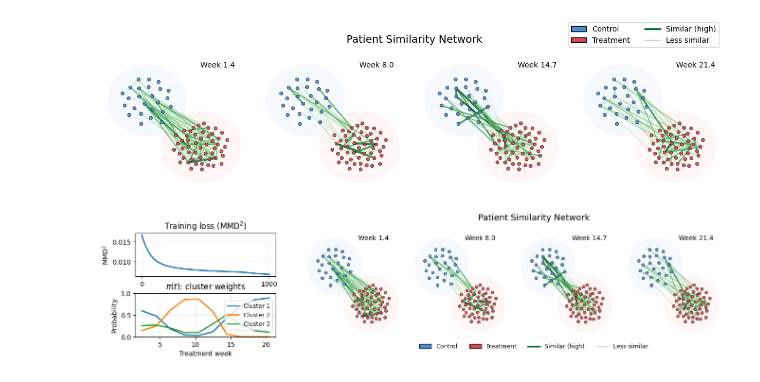
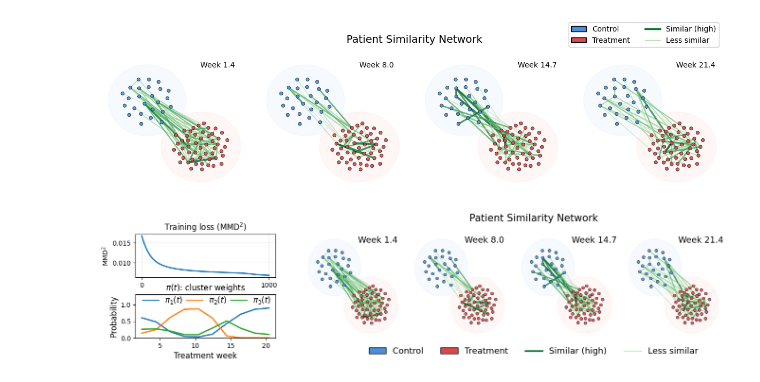
Before and after one commit to dani2442/rkhs-mixture-models, a Jupyter notebook: examples/patient_correlation_network.ipynb, the cells around one changed output. Cells and saved outputs as stored; diff of their text form; code cells hidden in the pictures.

```diff
--- a/examples/patient_correlation_network.ipynb
+++ b/examples/patient_correlation_network.ipynb
@@ -571,13 +571,20 @@ ax_loss.grid(alpha=0.3)
 
 ax_pi = fig.add_subplot(outer[1, 0])
 for k in range(K):
-    ax_pi.plot(t_axis, pi_t_np[:, k], lw=2, label=f"Cluster {k+1}")
+    ax_pi.plot(t_axis, pi_t_np[:, k], lw=2, label=f"$\\pi_{{{k+1}}}(t)$")
 ax_pi.set_title(r"$\pi(t)$: cluster weights")
-ax_pi.set_xlabel(t_label)
-ax_pi.set_ylabel("Probability")
-ax_pi.set_ylim(0, 1)
-ax_pi.grid(alpha=0.3)
-ax_pi.legend(fontsize=9)
+ax_pi.set_xlabel(t_label, fontsize=12)
+ax_pi.set_ylabel("Probability", fontsize=12)
+ax_pi.set_ylim(0, 1.3)
+ax_pi.grid(alpha=0.0)
+ax_pi.legend(
+    fontsize=12,
+    frameon=False,
+    ncols=3,
+    columnspacing=0.5,
+    loc="upper left",
+    bbox_to_anchor=(0.0, 1.15)                          # Increase 1.15 to move it higher
+)
 
 graph_gs = outer[:, 1].subgridspec(1, n_graph_times, wspace=0.08)
 graph_axes = [fig.add_subplot(graph_gs[0, i]) for i in range(n_graph_times)]
@@ -622,34 +629,34 @@ for ax, t_idx in zip(graph_axes, graph_indices):
         edgecolors="black",
         linewidths=0.5,
     )
     if edges:
         nx.draw_networkx_edges(
             G,
             pos,
             ax=ax,
             edgelist=edges,
             edge_color=edge_colors,
             width=edge_widths,
             alpha=0.7,
         )
 
     title = f"Week {t_day / 7:.1f}" if use_weeks else f"Day {t_day:.0f}"
-    ax.text(0.55, 0.98, title, transform=ax.transAxes, fontsize=10, va="top")
+    ax.text(0.55, 0.98, title, transform=ax.transAxes, fontsize=13, va="top")
     ax.set_axis_off()
 
 legend_elements = [
     Patch(facecolor="#4A90D9", edgecolor="black", label="Control"),
     Patch(facecolor="#D94A4A", edgecolor="black", label="Treatment"),
     Line2D([0], [0], color=plt.cm.Greens(0.85), lw=2.5, label="Similar (high)"),
     Line2D([0], [0], color=plt.cm.Greens(0.35), lw=1.0, label="Less similar"),
 ]
 
 #fig.suptitle("Temporal Mixture Summary", fontsize=15, y=0.98)
-fig.text(0.65, 0.93, "Patient Similarity Network", ha="center", fontsize=13)
-fig.legend(handles=legend_elements, loc="upper center", bbox_to_anchor=(0.65, 0.1), fontsize=9, ncols=4, frameon=False)
+fig.text(0.65, 0.93, "Patient Similarity Network", ha="center", fontsize=15)
+fig.legend(handles=legend_elements, loc="upper center", bbox_to_anchor=(0.65, 0.1), fontsize=13, ncols=4, frameon=False,)
 
 plt.tight_layout()
 fig.subplots_adjust(top=0.84)
 plt.show()
 # %% [output]
-[figure, old version]
+[figure, new version]
```
Also changed, not shown: parts of 3 cells of this notebook, 4 other files.
